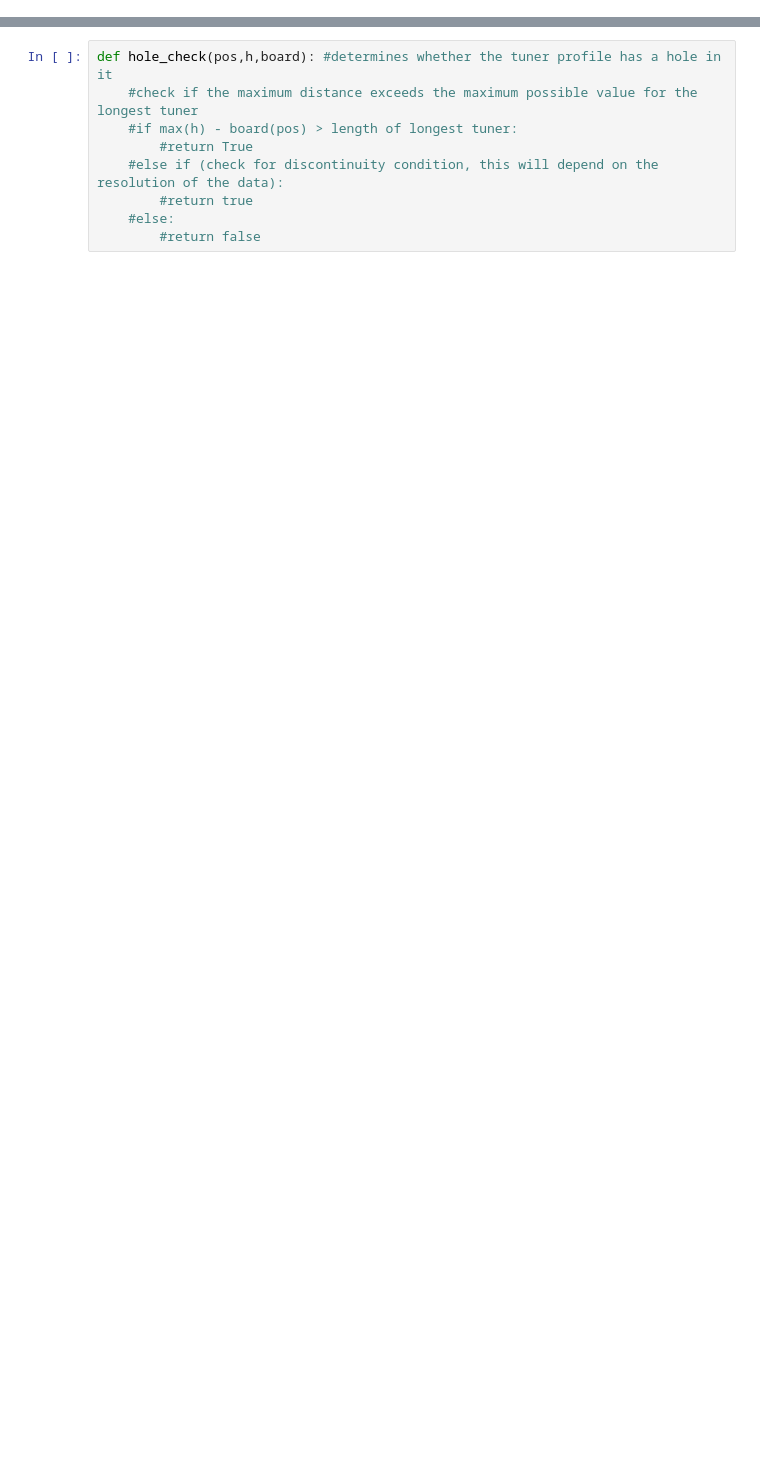
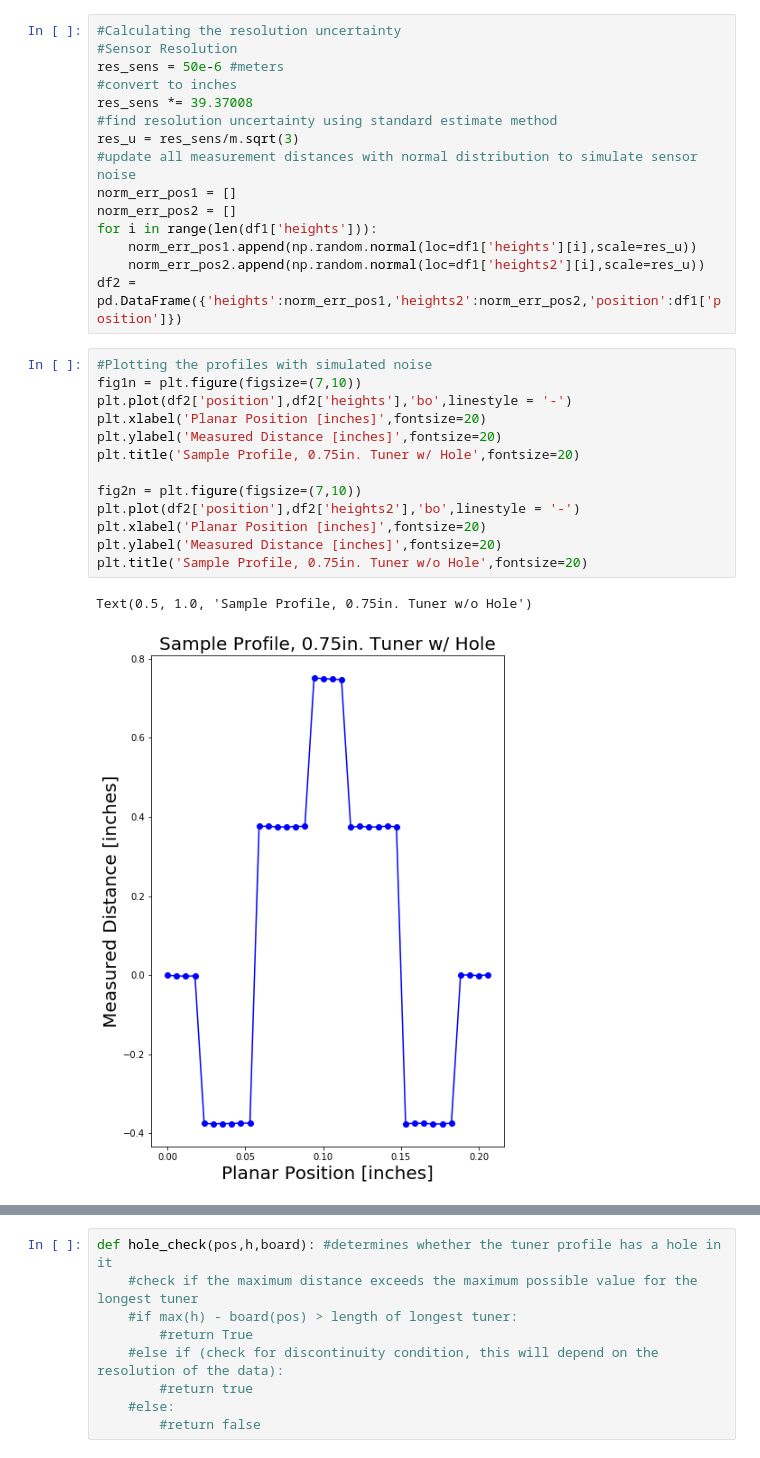
Before and after one commit to r-bickley/measurement_system_interface, a Jupyter notebook: Sample_Data.ipynb, the cells around one changed output, grey strips where cells are left out. Drawn from its saved outputs; the diff is of its cells as text; blank space fills up the shorter version.

```diff
--- a/Sample_Data.ipynb
+++ b/Sample_Data.ipynb
@@ -15,0 +43,31 @@ plt.show()
+# %%
+#Calculating the resolution uncertainty
+#Sensor Resolution
+res_sens = 50e-6 #meters
+#convert to inches
+res_sens *= 39.37008
+#find resolution uncertainty using standard estimate method
+res_u = res_sens/m.sqrt(3)
+#update all measurement distances with normal distribution to simulate sensor noise
+norm_err_pos1 = []
+norm_err_pos2 = []
+for i in range(len(df1['heights'])):
+    norm_err_pos1.append(np.random.normal(loc=df1['heights'][i],scale=res_u))
+    norm_err_pos2.append(np.random.normal(loc=df1['heights2'][i],scale=res_u))
+df2 = pd.DataFrame({'heights':norm_err_pos1,'heights2':norm_err_pos2,'position':df1['position']})
+# %%
+#Plotting the profiles with simulated noise
+fig1n = plt.figure(figsize=(7,10))
+plt.plot(df2['position'],df2['heights'],'bo',linestyle = '-')
+plt.xlabel('Planar Position [inches]',fontsize=20)
+plt.ylabel('Measured Distance [inches]',fontsize=20)
+plt.title('Sample Profile, 0.75in. Tuner w/ Hole',fontsize=20)
+
+fig2n = plt.figure(figsize=(7,10))
+plt.plot(df2['position'],df2['heights2'],'bo',linestyle = '-')
+plt.xlabel('Planar Position [inches]',fontsize=20)
+plt.ylabel('Measured Distance [inches]',fontsize=20)
+plt.title('Sample Profile, 0.75in. Tuner w/o Hole',fontsize=20)
+# %% [output]
+Text(0.5, 1.0, 'Sample Profile, 0.75in. Tuner w/o Hole')
+[figure, added]
```
Also changed, not shown: parts of 6 cells of this notebook.
